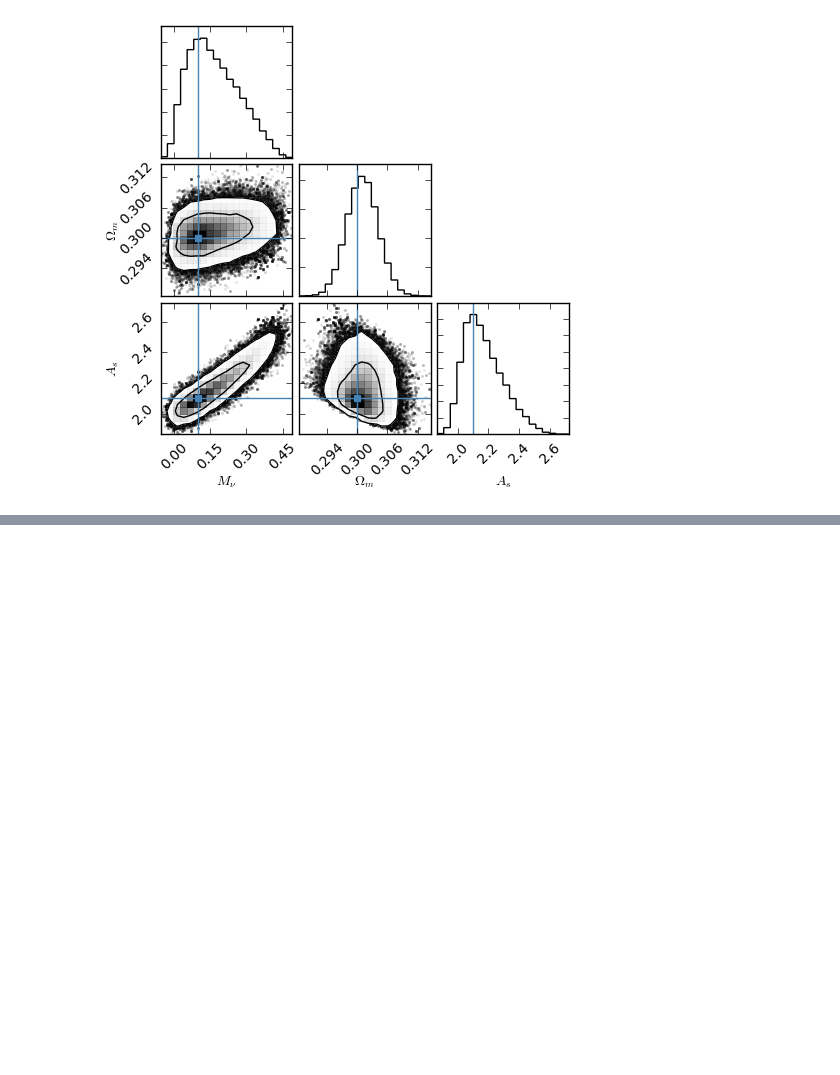
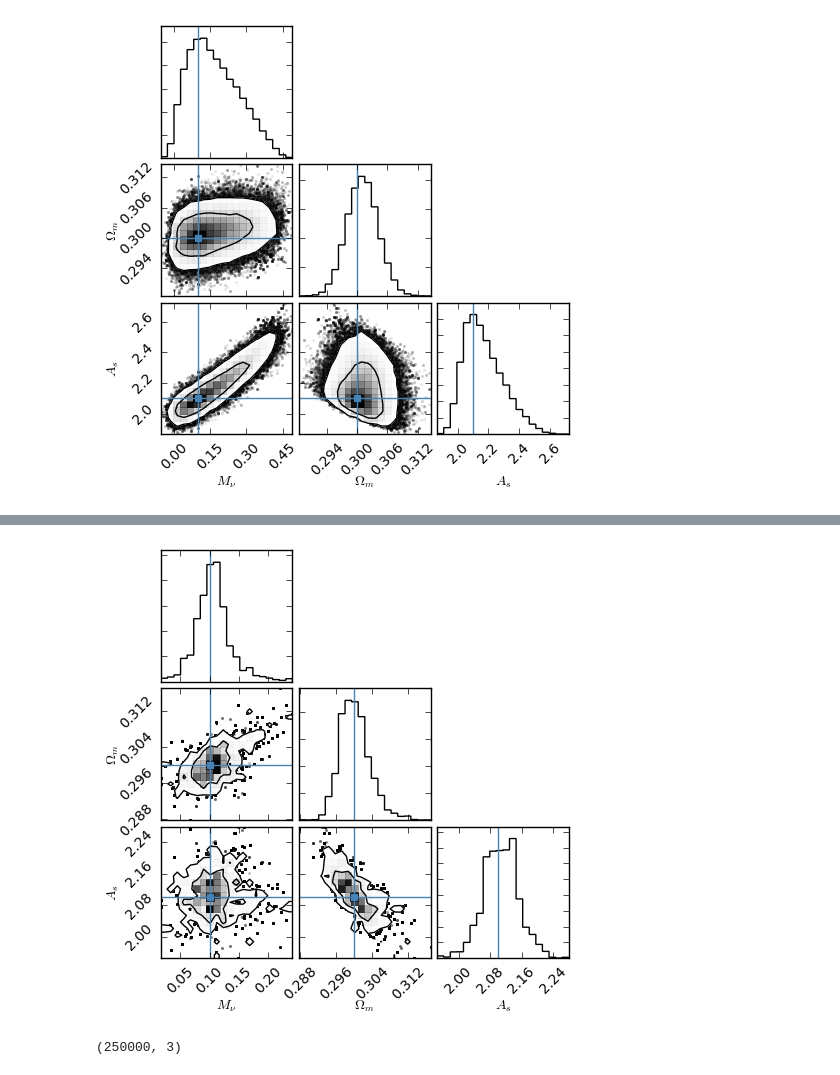
Before and after one commit to liuxx479/PDFs, a Jupyter notebook: likelihood.ipynb, the cells around one changed output, grey strips where cells are left out. Cells and saved outputs as stored; diff of their text form; code cells hidden in the pictures; blank space fills up the shorter version.

```diff
--- a/likelihood.ipynb
+++ b/likelihood.ipynb
@@ -402,3 +402,31 @@ show()
 # %% [output]
 ERROR! Session/line number was not unique in database. History logging moved to new session 1609
 [figure]
+# %%
+### try MCMC for PDF
+# stats = [psI_flat, pdf1dN_flat, pdf2dN_flat]
+# obss = [psI_flat[1], pdf1dN_flat[1], pdf2dN_flat[1]]
+# covIs = [covIpsN, covIpdf1dN]
+j=1
+x,y = delete(params,0,axis=0),delete(stats[j],0,axis=0)
+test_gp = WLanalysis.buildInterpolator(y,x,function='GP')
+
+def lnprobpdf(p,mu=obss[j],icov=covIs[j]):
+    x=test_gp(p)
+    diff = x-mu
+    #print x.shape, mu.shape
+    return float(-0.5*mat(diff)*icov*mat(diff).T)
+#    return -np.dot(diff,np.dot(icov,diff))/2.0
+#print lnprob(fidu_params)
+
+means=obss[j]
+icov=covIs[j]
+print means.shape, icov.shape
+nwalkers = 250
+ndim=3
+
+samplerpdf = emcee.EnsembleSampler(nwalkers, ndim, lnprobpdf, args=[means, icov])
+
+pospdf, probpdf, statepdf = samplerpdf.run_mcmc(p0, 100)
+samplerpdf.reset()
+samplerpdf.run_mcmc(pospdf, 1000)
@@ -404,0 +452,12 @@ ERROR! Session/line number was not unique in database. History logging moved to
+# %%
+samplerpdf.run_mcmc(1000)
+f,ax=subplots(3,3,figsize=(5,5))
+corner.corner(samplerpdf.flatchain, labels=[r"$M_\nu$", r"$\Omega_m$", r"$A_s$"],levels=[0.67,0.95],
+                      truths=fidu_params,fig=f)
+show()
+# %% [output]
+[figure, added]
+# %%
+samplerpdf.flatchain.shape
+# %% [output]
+(250000, 3)
```
Also changed, not shown: parts of 1 cell of this notebook.
